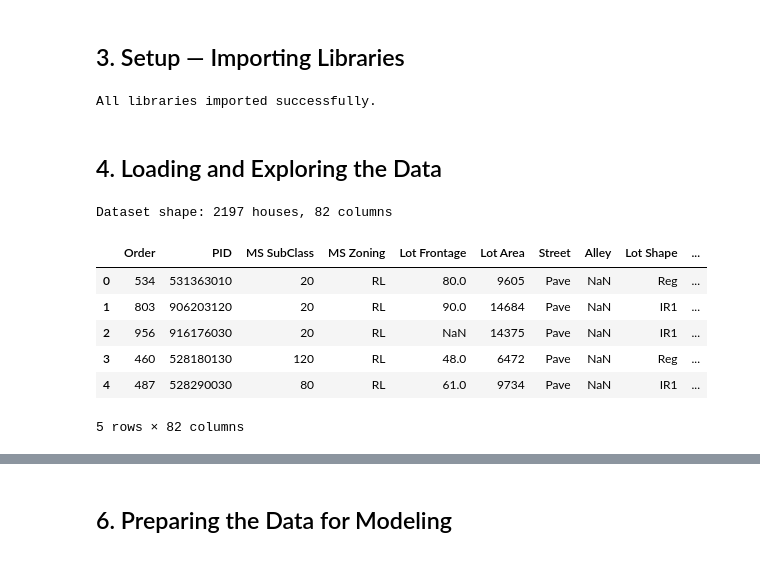
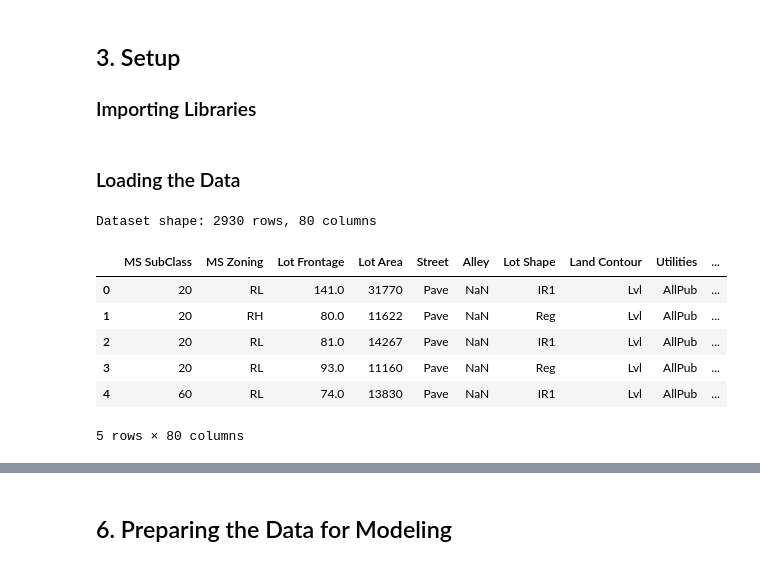
Before and after one commit to kyle-burns37/Math-3180-Project-1, a Jupyter notebook: house_price_prediction.ipynb, the cells around one changed output, grey strips where cells are left out. Drawn from its saved outputs; the diff is of its cells as text; code cells hidden in the pictures.

```diff
--- a/house_price_prediction.ipynb
+++ b/house_price_prediction.ipynb
@@ -86,17 +99,18 @@ $$R^2 = 1 - \frac{SSR}{SST} \quad \text{where} \quad SST = \sum_{i=1}^{n}(Y_i -
 # %% [markdown]
-## 3. Setup — Importing Libraries
+## 3. Setup
+
+### Importing Libraries
 # %%
-# Standard data manipulation and numerical computing libraries
 import pandas as pd
 import numpy as np
+import os
 
-# Visualization libraries
+# Visualization
 import matplotlib.pyplot as plt
 import seaborn as sns
 
-# Scikit-learn: machine learning tools
-from sklearn.linear_model import LinearRegression       # The regression model
-from sklearn.model_selection import train_test_split    # Splits data into train/test sets
+from sklearn.linear_model import LinearRegression
+from sklearn.model_selection import train_test_split
 from sklearn.metrics import mean_squared_error, r2_score  # Evaluation metrics
 
 # Make plots display cleanly inside the notebook
@@ -104,24 +118,24 @@ from sklearn.metrics import mean_squared_error, r2_score  # Evaluation metrics
 plt.rcParams['figure.figsize'] = (9, 5)
 plt.rcParams['axes.spines.top'] = False
 plt.rcParams['axes.spines.right'] = False
-
-print('All libraries imported successfully.')
-# %% [output]
-All libraries imported successfully.
 # %% [markdown]
-## 4. Loading and Exploring the Data
+### Loading the Data
 # %%
 # Load the Ames Housing dataset
-df = pd.read_csv(r'C:\Users\18607\Downloads\Machine learning\project. ames\train.csv')
+datapath = os.getcwd()
+df = pd.read_csv(os.path.join(datapath, 'AmesHousing.csv'))
 
-print(f'Dataset shape: {df.shape[0]} houses, {df.shape[1]} columns')
+# Remove the index columns in the dataset
+df = df.drop(columns=['Order', 'PID'])
+
+print(f'Dataset shape: {df.shape[0]} rows, {df.shape[1]} columns')
 df.head()
 # %% [output]
-Dataset shape: 2197 houses, 82 columns
+Dataset shape: 2930 rows, 80 columns
-|  | Order | PID | MS SubClass | MS Zoning | Lot Frontage | Lot Area | Street | Alley | Lot Shape | ... |
-| 0 | 534 | 531363010 | 20 | RL | 80.0 | 9605 | Pave | NaN | Reg | ... |
-| 1 | 803 | 906203120 | 20 | RL | 90.0 | 14684 | Pave | NaN | IR1 | ... |
-| 2 | 956 | 916176030 | 20 | RL | NaN | 14375 | Pave | NaN | IR1 | ... |
-| 3 | 460 | 528180130 | 120 | RL | 48.0 | 6472 | Pave | NaN | Reg | ... |
-| 4 | 487 | 528290030 | 80 | RL | 61.0 | 9734 | Pave | NaN | IR1 | ... |
+|  | MS SubClass | MS Zoning | Lot Frontage | Lot Area | Street | Alley | Lot Shape | Land Contour | Utilities | ... |
+| 0 | 20 | RL | 141.0 | 31770 | Pave | NaN | IR1 | Lvl | AllPub | ... |
+| 1 | 20 | RH | 80.0 | 11622 | Pave | NaN | Reg | Lvl | AllPub | ... |
+| 2 | 20 | RL | 81.0 | 14267 | Pave | NaN | IR1 | Lvl | AllPub | ... |
+| 3 | 20 | RL | 93.0 | 11160 | Pave | NaN | Reg | Lvl | AllPub | ... |
+| 4 | 60 | RL | 74.0 | 13830 | Pave | NaN | IR1 | Lvl | AllPub | ... |
-5 rows × 82 columns
+5 rows × 80 columns
```
Also changed, not shown: parts of 32 cells of this notebook, 1 other file.
